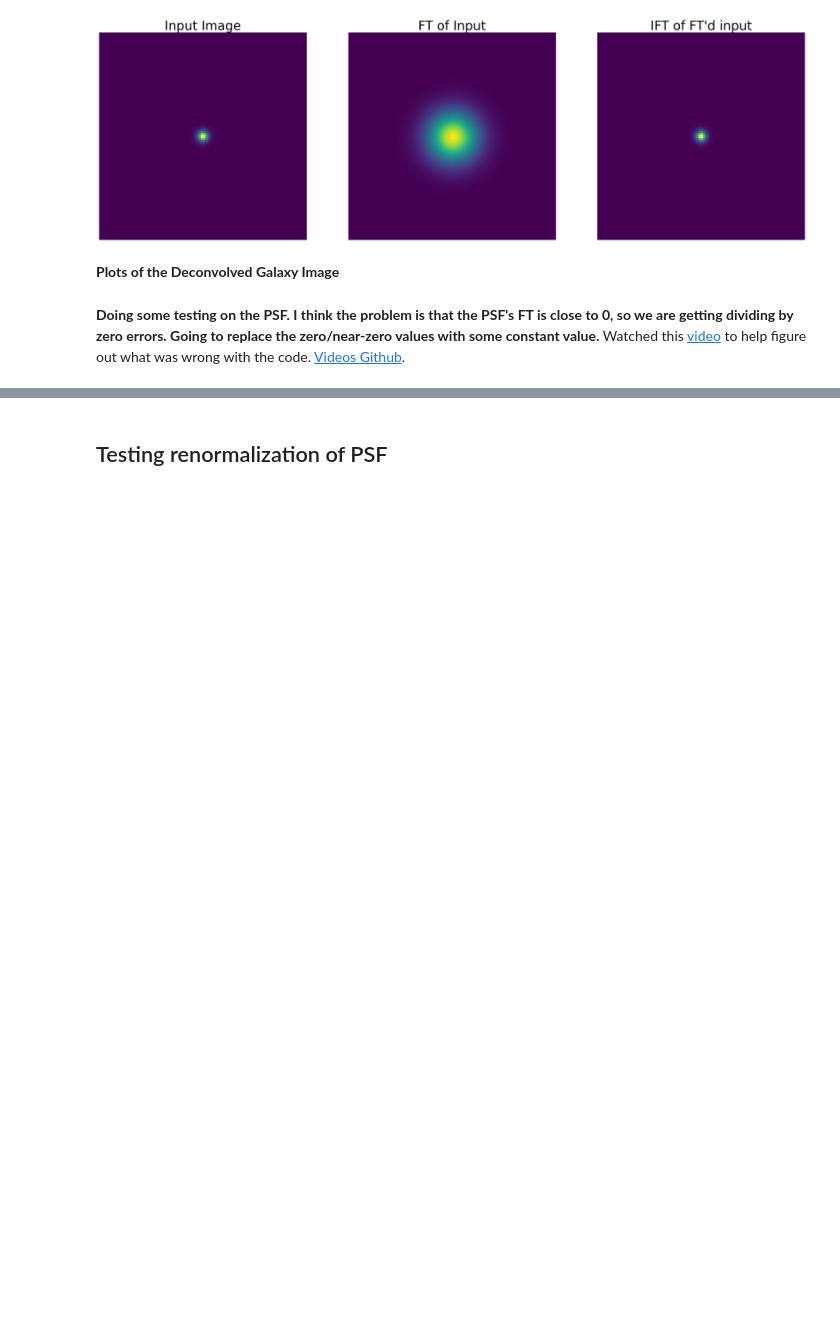
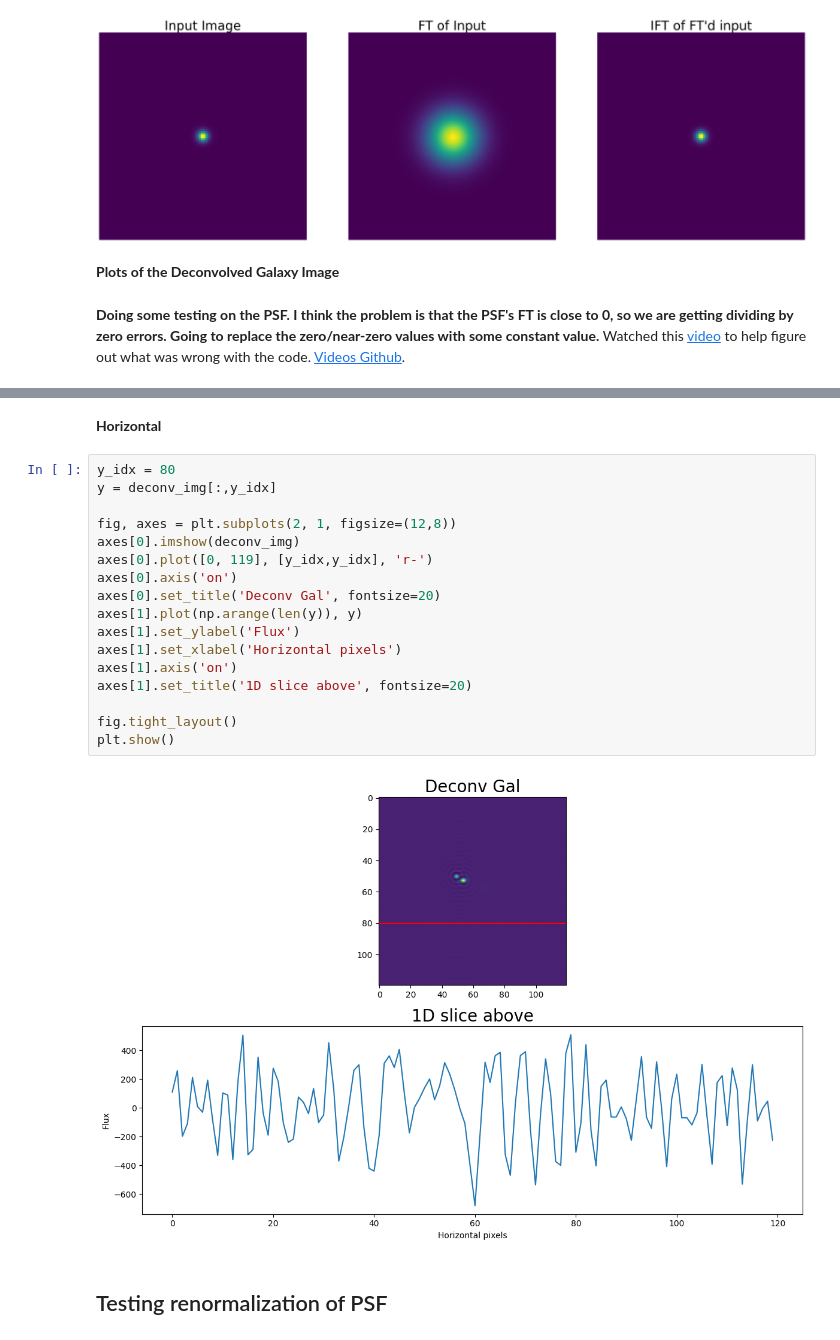
Before and after one commit to MatthewDowicz/Blending, a Jupyter notebook: 03b_Getting_PSF_from_BTK_Scripts.ipynb, the cells around one changed output, grey strips where cells are left out. Saved outputs shown, nothing was run; the diff lists cells and outputs as text; blank space fills up the shorter version.

```diff
--- a/03b_Getting_PSF_from_BTK_Scripts.ipynb
+++ b/03b_Getting_PSF_from_BTK_Scripts.ipynb
@@ -203,3 +228,24 @@ plt.show()
+# %% [markdown]
+**Horizontal**
+# %%
+y_idx = 80
+y = deconv_img[:,y_idx]
+
+fig, axes = plt.subplots(2, 1, figsize=(12,8))
+axes[0].imshow(deconv_img)
+axes[0].plot([0, 119], [y_idx,y_idx], 'r-')
+axes[0].axis('on')
+axes[0].set_title('Deconv Gal', fontsize=20)
+axes[1].plot(np.arange(len(y)), y)
+axes[1].set_ylabel('Flux')
+axes[1].set_xlabel('Horizontal pixels')
+axes[1].axis('on')
+axes[1].set_title('1D slice above', fontsize=20)
+
+fig.tight_layout()
+plt.show()
+# %% [output]
+[figure, added]
 # %% [markdown]
 ## Testing renormalization of PSF
 # %%
```
Also changed, not shown: parts of 18 cells of this notebook.
